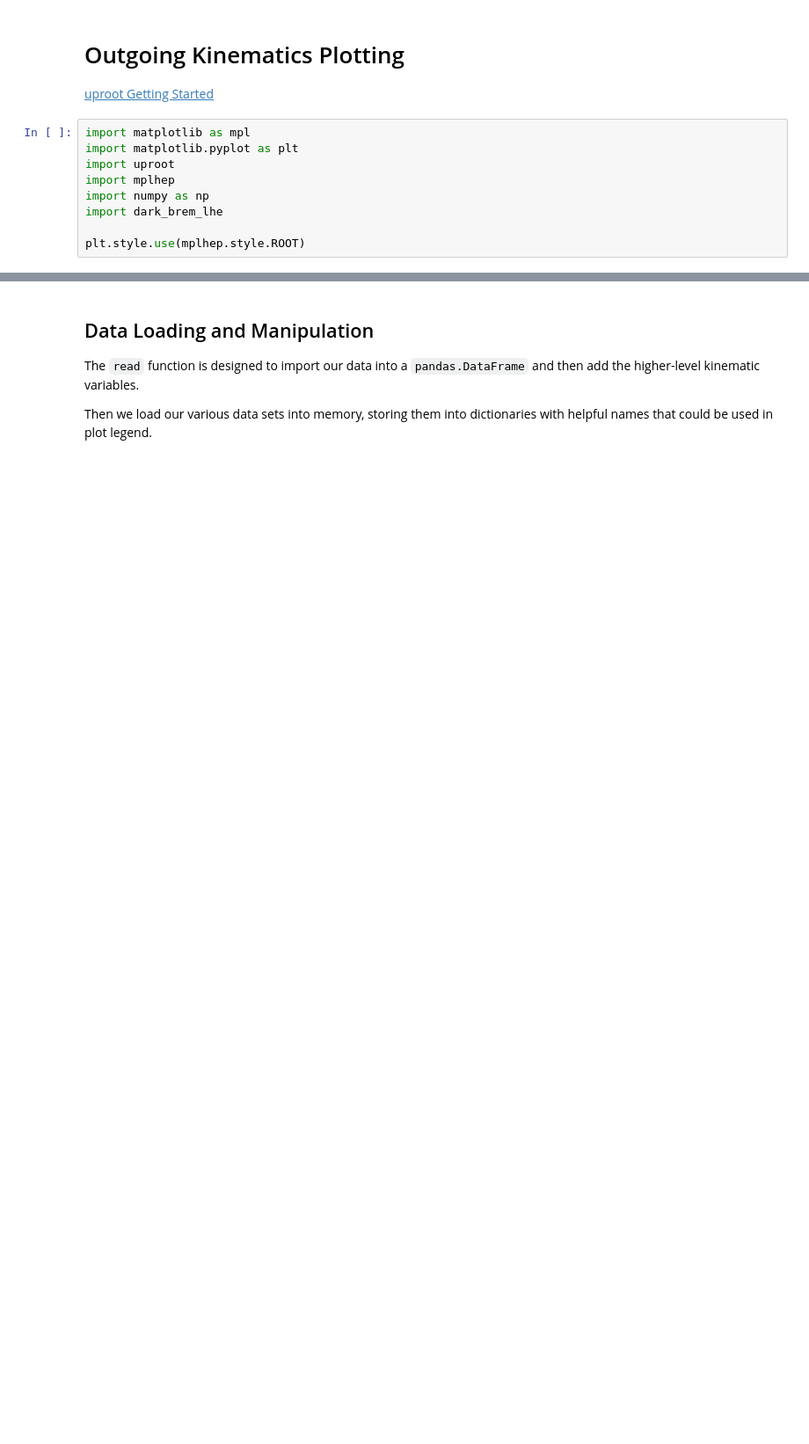
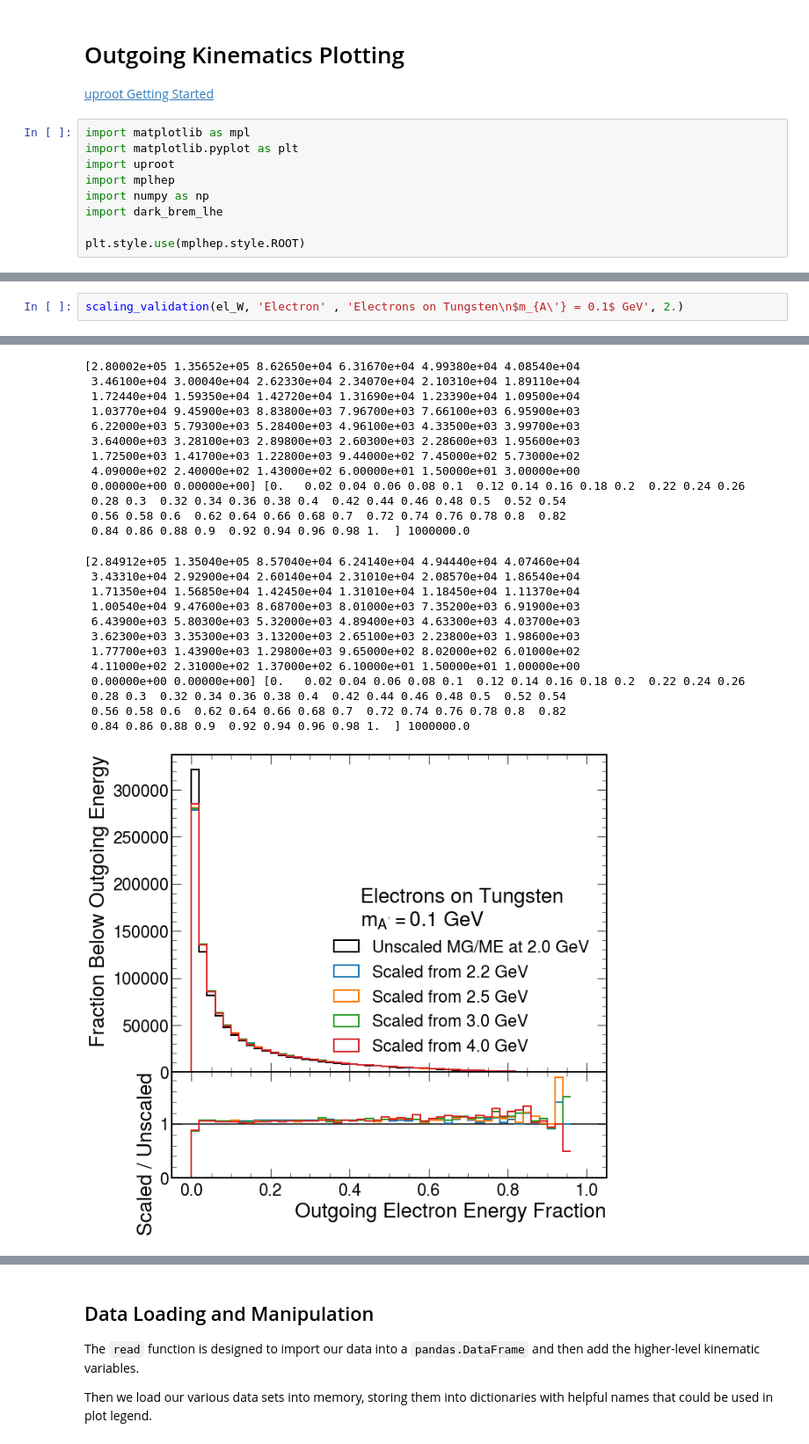
Before and after one commit to tomeichlersmith/ldmx-sim-technique, a Jupyter notebook: ana/plot-dev.ipynb, the cells around one changed output, grey strips where cells are left out. Shown at 88% size. Cells and saved outputs as stored; diff of their text form; blank space fills up the shorter version.

Commit message:
scaling validation plot development

```diff
--- a/ana/plot-dev.ipynb
+++ b/ana/plot-dev.ipynb
@@ -12,0 +144,3 @@ plt.style.use(mplhep.style.ROOT)
+# %%
+scaling_validation(el_W, 'Electron' , 'Electrons on Tungsten\n$m_{A\'} = 0.1$ GeV', 2.)
+# %% [output]
@@ -12,0 +176,25 @@ plt.style.use(mplhep.style.ROOT)
+[2.80002e+05 1.35652e+05 8.62650e+04 6.31670e+04 4.99380e+04 4.08540e+04
+ 3.46100e+04 3.00040e+04 2.62330e+04 2.34070e+04 2.10310e+04 1.89110e+04
+ 1.72440e+04 1.59350e+04 1.42720e+04 1.31690e+04 1.23390e+04 1.09500e+04
+ 1.03770e+04 9.45900e+03 8.83800e+03 7.96700e+03 7.66100e+03 6.95900e+03
+ 6.22000e+03 5.79300e+03 5.28400e+03 4.96100e+03 4.33500e+03 3.99700e+03
+ 3.64000e+03 3.28100e+03 2.89800e+03 2.60300e+03 2.28600e+03 1.95600e+03
+ 1.72500e+03 1.41700e+03 1.22800e+03 9.44000e+02 7.45000e+02 5.73000e+02
+ 4.09000e+02 2.40000e+02 1.43000e+02 6.00000e+01 1.50000e+01 3.00000e+00
+ 0.00000e+00 0.00000e+00] [0.   0.02 0.04 0.06 0.08 0.1  0.12 0.14 0.16 0.18 0.2  0.22 0.24 0.26
+ 0.28 0.3  0.32 0.34 0.36 0.38 0.4  0.42 0.44 0.46 0.48 0.5  0.52 0.54
+ 0.56 0.58 0.6  0.62 0.64 0.66 0.68 0.7  0.72 0.74 0.76 0.78 0.8  0.82
+ 0.84 0.86 0.88 0.9  0.92 0.94 0.96 0.98 1.  ] 1000000.0
+[2.84912e+05 1.35040e+05 8.57040e+04 6.24140e+04 4.94440e+04 4.07460e+04
+ 3.43310e+04 2.92900e+04 2.60140e+04 2.31010e+04 2.08570e+04 1.86540e+04
+ 1.71350e+04 1.56850e+04 1.42450e+04 1.31010e+04 1.18450e+04 1.11370e+04
+ 1.00540e+04 9.47600e+03 8.68700e+03 8.01000e+03 7.35200e+03 6.91900e+03
+ 6.43900e+03 5.80300e+03 5.32000e+03 4.89400e+03 4.63300e+03 4.03700e+03
+ 3.62300e+03 3.35300e+03 3.13200e+03 2.65100e+03 2.23800e+03 1.98600e+03
+ 1.77700e+03 1.43900e+03 1.29800e+03 9.65000e+02 8.02000e+02 6.01000e+02
+ 4.11000e+02 2.31000e+02 1.37000e+02 6.10000e+01 1.50000e+01 1.00000e+00
+ 0.00000e+00 0.00000e+00] [0.   0.02 0.04 0.06 0.08 0.1  0.12 0.14 0.16 0.18 0.2  0.22 0.24 0.26
+ 0.28 0.3  0.32 0.34 0.36 0.38 0.4  0.42 0.44 0.46 0.48 0.5  0.52 0.54
+ 0.56 0.58 0.6  0.62 0.64 0.66 0.68 0.7  0.72 0.74 0.76 0.78 0.8  0.82
+ 0.84 0.86 0.88 0.9  0.92 0.94 0.96 0.98 1.  ] 1000000.0
+[figure, added]
```
Also changed, not shown: parts of 5 cells of this notebook.
